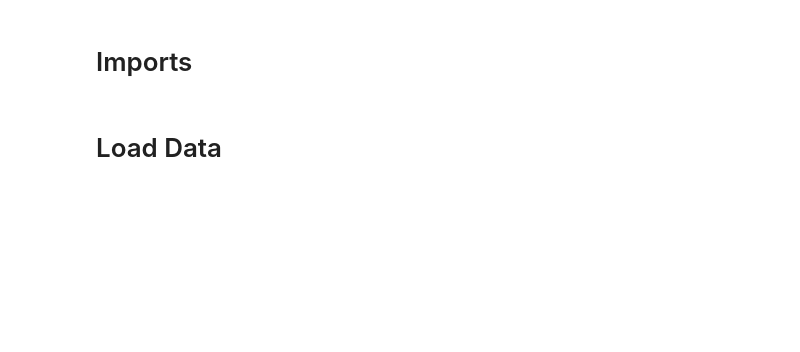
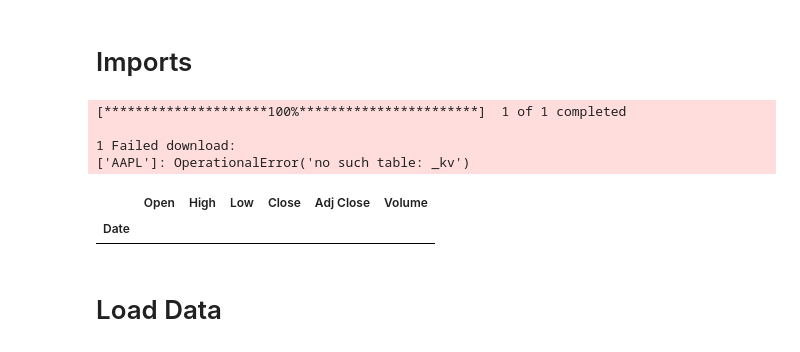
Before and after one commit to Sampie314/fyp, a Jupyter notebook: KDE_notebook.ipynb, the cells around one changed output. Drawn from its saved outputs; the diff is of its cells as text; code cells hidden in the pictures; blank space fills up the shorter version.

```diff
--- a/KDE_notebook.ipynb
+++ b/KDE_notebook.ipynb
@@ -18,6 +18,15 @@ import random
 # pd.set_option('display.max_columns', None)
 plt.rcParams["figure.figsize"] = (60, 40)
 %matplotlib inline
+# %%
+yf.download('AAPL', start="2015-01-01")
+# %% [output]
+[*********************100%***********************]  1 of 1 completed
+
+1 Failed download:
+['AAPL']: OperationalError('no such table: _kv')
+|  | Open | High | Low | Close | Adj Close | Volume |
+| Date |  |  |  |  |  |  |
 # %%
 from handlers.DataHandler import DataHandler
 from handlers.ClusterHandler import ClusterHandler
```
Also changed, not shown: parts of 6 cells of this notebook.
